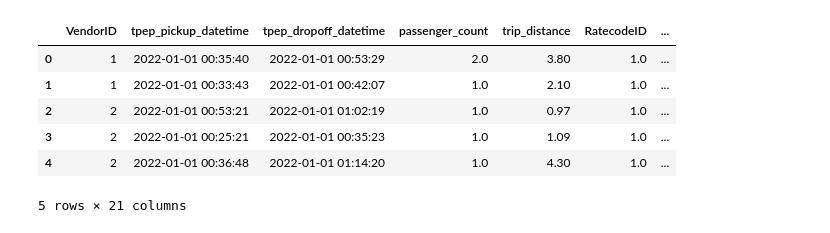
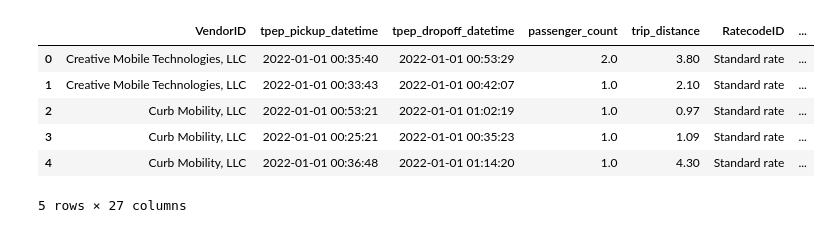
Before and after one commit to taintedsilk/NYC-TLC-Taxi-Trips-DataProcessing-Group1.4, a Jupyter notebook: src/add_some_kpi_need_for_visualization.ipynb, the cells around one changed output. Drawn from its saved outputs; the diff is of its cells as text; code cells hidden in the pictures.

```diff
--- a/src/add_some_kpi_need_for_visualization.ipynb
+++ b/src/add_some_kpi_need_for_visualization.ipynb
@@ -21,11 +73,11 @@ df_all_data.to_parquet(r'..\processed\temp_cleaned\all_cleaned_yellow_tripdata_2
 # %%
-df_all_data.head()
+df_cleaned.head()
 # %% [output]
 |  | VendorID | tpep_pickup_datetime | tpep_dropoff_datetime | passenger_count | trip_distance | RatecodeID | ... |
-| 0 | 1 | 2022-01-01 00:35:40 | 2022-01-01 00:53:29 | 2.0 | 3.80 | 1.0 | ... |
-| 1 | 1 | 2022-01-01 00:33:43 | 2022-01-01 00:42:07 | 1.0 | 2.10 | 1.0 | ... |
-| 2 | 2 | 2022-01-01 00:53:21 | 2022-01-01 01:02:19 | 1.0 | 0.97 | 1.0 | ... |
-| 3 | 2 | 2022-01-01 00:25:21 | 2022-01-01 00:35:23 | 1.0 | 1.09 | 1.0 | ... |
-| 4 | 2 | 2022-01-01 00:36:48 | 2022-01-01 01:14:20 | 1.0 | 4.30 | 1.0 | ... |
+| 0 | Creative Mobile Technologies, LLC | 2022-01-01 00:35:40 | 2022-01-01 00:53:29 | 2.0 | 3.80 | Standard rate | ... |
+| 1 | Creative Mobile Technologies, LLC | 2022-01-01 00:33:43 | 2022-01-01 00:42:07 | 1.0 | 2.10 | Standard rate | ... |
+| 2 | Curb Mobility, LLC | 2022-01-01 00:53:21 | 2022-01-01 01:02:19 | 1.0 | 0.97 | Standard rate | ... |
+| 3 | Curb Mobility, LLC | 2022-01-01 00:25:21 | 2022-01-01 00:35:23 | 1.0 | 1.09 | Standard rate | ... |
+| 4 | Curb Mobility, LLC | 2022-01-01 00:36:48 | 2022-01-01 01:14:20 | 1.0 | 4.30 | Standard rate | ... |
-5 rows × 21 columns
+5 rows × 27 columns
 # %%
```
Also changed, not shown: parts of 4 cells of this notebook, 2 other files.
